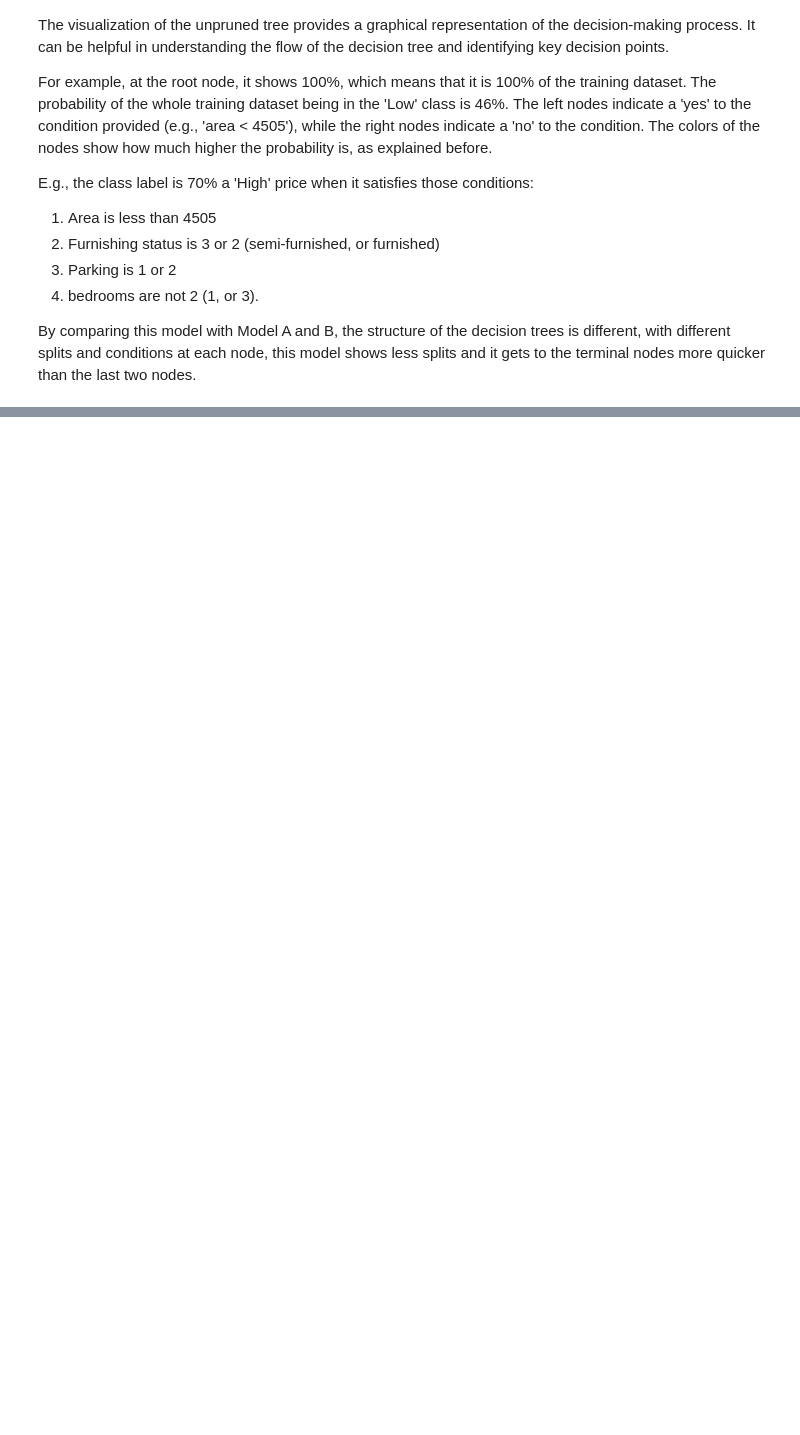
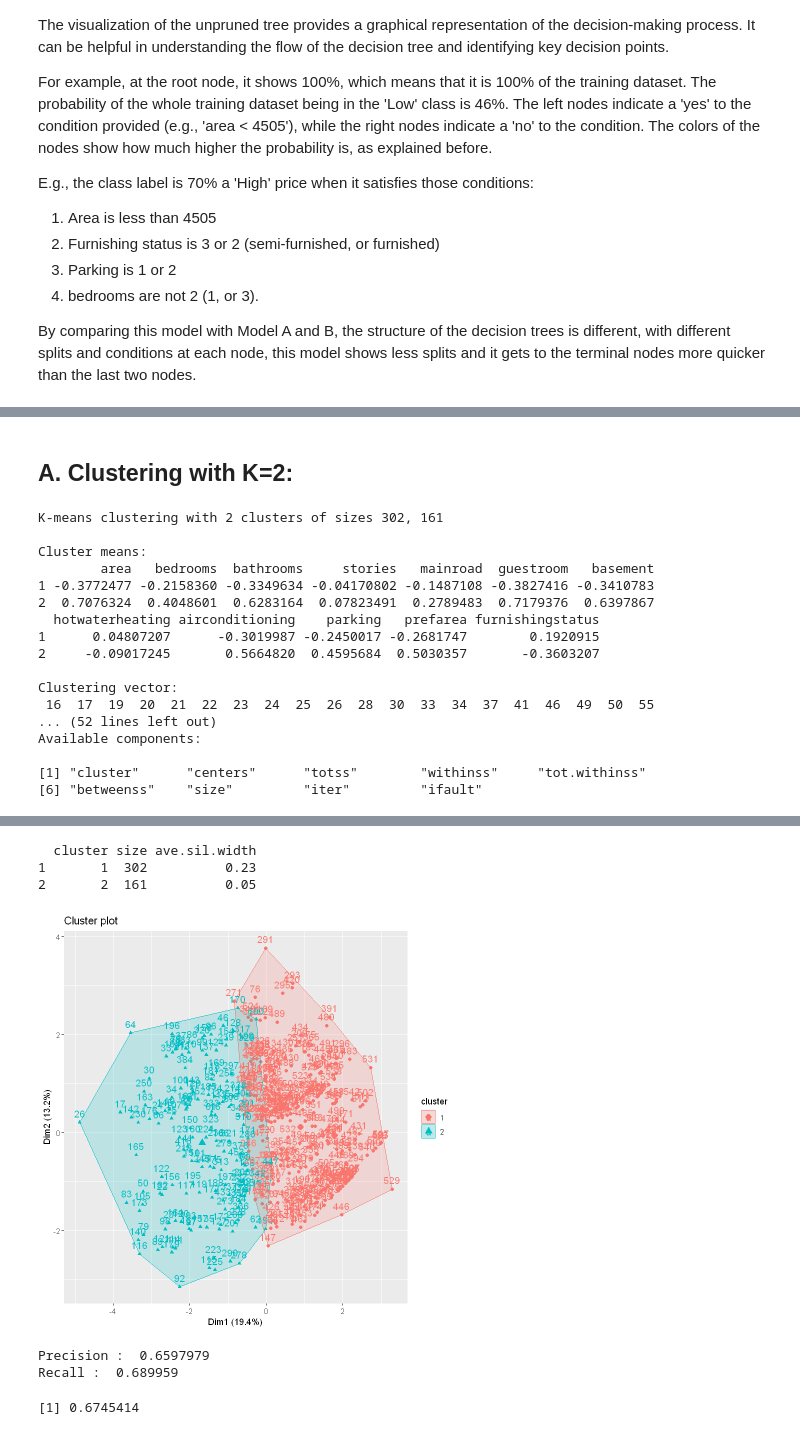
Before and after one commit to LayanAlmousa/DataMiningProject, a Jupyter notebook: MiningNotebook.ipynb, the cells around one changed output, grey strips where cells are left out. Cells and saved outputs as stored; diff of their text form; code cells hidden in the pictures; blank space fills up the shorter version.

```diff
--- a/MiningNotebook.ipynb
+++ b/MiningNotebook.ipynb
@@ -1219,0 +1908,46 @@ ERROR: Error in tree$children: $ operator is invalid for atomic vectors
+# %% [markdown]
+## A. Clustering with K=2:
+# %%
+
+# run kmeans clustering to find 2 clusters
+kmeans.result <- kmeans(data,2)
+
+# print the clusterng result
+kmeans.result
+
+## visualize clustering
+install.packages("factoextra")
+library(factoextra)
+fviz_cluster(kmeans.result, data = data)
+
+###Cluster Validation
+library(cluster)
+#average for each cluster
+avg_sil <- silhouette(kmeans.result$cluster,dist(data))
+fviz_silhouette(avg_sil)
+
+#bcubed
+
+L <- c(data2$price)
+C <-(kmeans.result$cluster)
+becubed_function(L,C)
+Bcubed_score <- BCubed_metric(L, C, 0.5)
+Bcubed_score
+# %% [output]
+K-means clustering with 2 clusters of sizes 302, 161
+
+Cluster means:
+        area   bedrooms  bathrooms     stories   mainroad  guestroom   basement
+1 -0.3772477 -0.2158360 -0.3349634 -0.04170802 -0.1487108 -0.3827416 -0.3410783
+2  0.7076324  0.4048601  0.6283164  0.07823491  0.2789483  0.7179376  0.6397867
+  hotwaterheating airconditioning    parking   prefarea furnishingstatus
+1      0.04807207      -0.3019987 -0.2450017 -0.2681747        0.1920915
+2     -0.09017245       0.5664820  0.4595684  0.5030357       -0.3603207
+
+Clustering vector:
+ 16  17  19  20  21  22  23  24  25  26  28  30  33  34  37  41  46  49  50  55
+... (52 lines left out)
+Available components:
+
+[1] "cluster"      "centers"      "totss"        "withinss"     "tot.withinss"
+[6] "betweenss"    "size"         "iter"         "ifault"
@@ -1219,0 +1956,7 @@ ERROR: Error in tree$children: $ operator is invalid for atomic vectors
+  cluster size ave.sil.width
+1       1  302          0.23
+2       2  161          0.05
+[figure, added]
+Precision :  0.6597979
+Recall :  0.689959
+[1] 0.6745414
```
Also changed, not shown: parts of 45 cells of this notebook, 1 other file.
